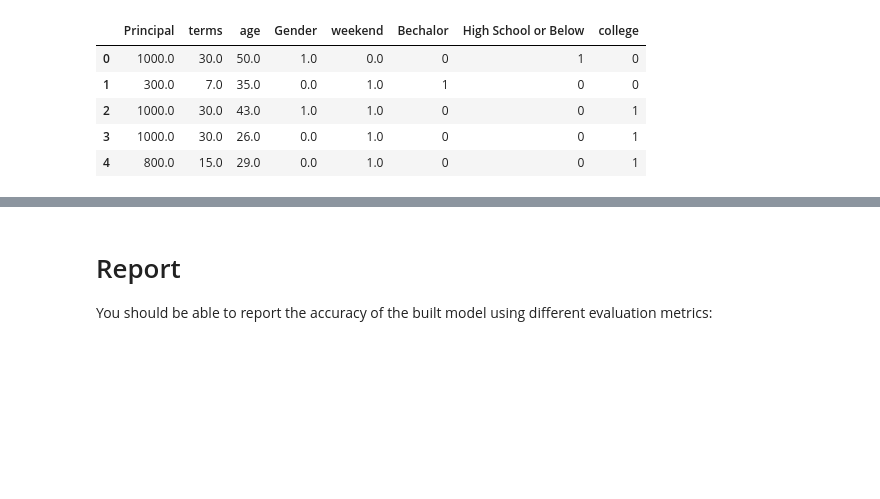
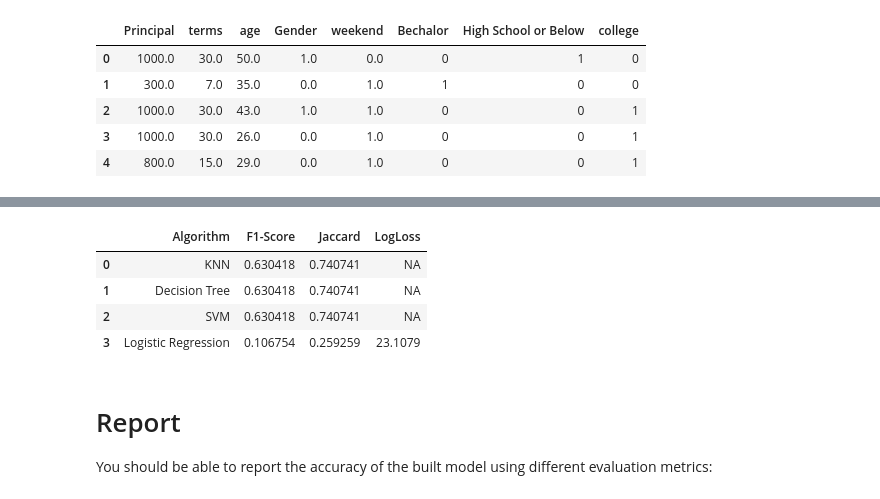
Before and after one commit to rahulsinghrs/Foursquare-Data, a Jupyter notebook: Capstone_Project.ipynb, the cells around one changed output, grey strips where cells are left out. Saved outputs shown, nothing was run; the diff lists cells and outputs as text; code cells hidden in the pictures; blank space fills up the shorter version.

```diff
--- a/Capstone_Project.ipynb
+++ b/Capstone_Project.ipynb
@@ -606,0 +625,6 @@ ValueError: Input contains NaN, infinity or a value too large for dtype('float64
+# %%
+SVM_yhat = clf.predict(test_Feature)
+# %%
+LogReg_yhat = LR.predict(test_Feature)
+# %%
+LogReg_yhat_prob = LR.predict_proba(test_Feature)
@@ -606,0 +635,6 @@ ValueError: Input contains NaN, infinity or a value too large for dtype('float64
+# %%
+Report = {'Algorithm': ['KNN', 'Decision Tree', 'SVM', 'Logistic Regression'],
+          'Jaccard': [jaccard_similarity_score(test_label, knn_yhat), jaccard_similarity_score(test_label, tree_yhat), jaccard_similarity_score(test_label, SVM_yhat), jaccard_similarity_score(test_label, LogReg_yhat)],
+         'F1-Score': [f1_score(test_label, knn_yhat, average='weighted'), f1_score(test_label, tree_yhat, average='weighted'), f1_score(test_label, SVM_yhat, average='weighted'), f1_score(test_label, LogReg_yhat, average='weighted')],
+         'LogLoss': ['NA','NA','NA', log_loss(test_label, LogReg_yhat_prob)]
+         }
@@ -607,3 +654,12 @@ ValueError: Input contains NaN, infinity or a value too large for dtype('float64
+# %%
+Report_df = pd.DataFrame(Report)
+Report_df
+# %% [output]
+|  | Algorithm | F1-Score | Jaccard | LogLoss |
+| 0 | KNN | 0.630418 | 0.740741 | NA |
+| 1 | Decision Tree | 0.630418 | 0.740741 | NA |
+| 2 | SVM | 0.630418 | 0.740741 | NA |
+| 3 | Logistic Regression | 0.106754 | 0.259259 | 23.1079 |
 # %% [markdown]
 # Report
 You should be able to report the accuracy of the built model using different evaluation metrics:
```
Also changed, not shown: parts of 15 cells of this notebook.
